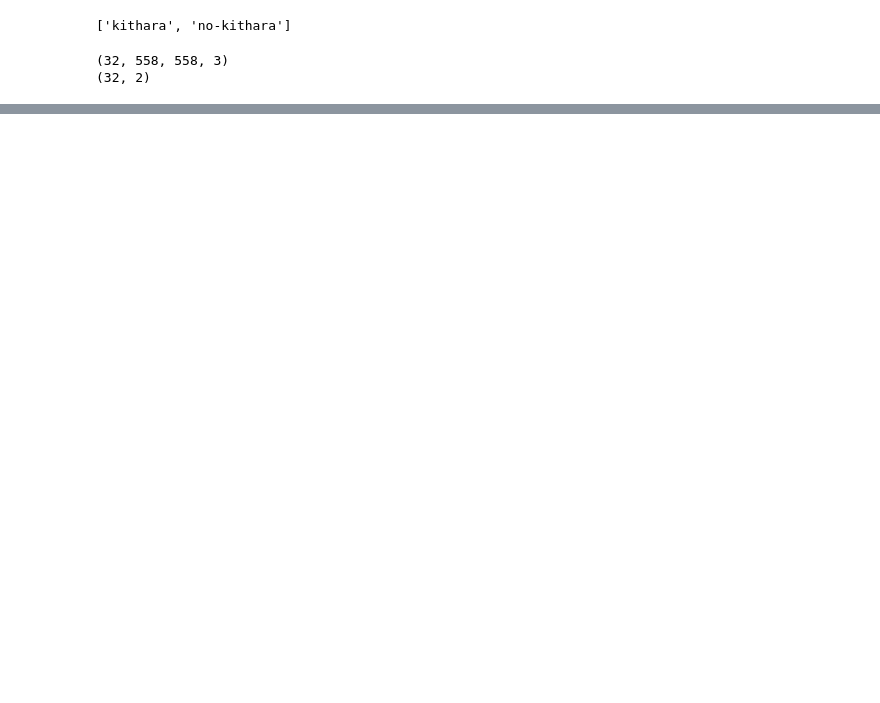
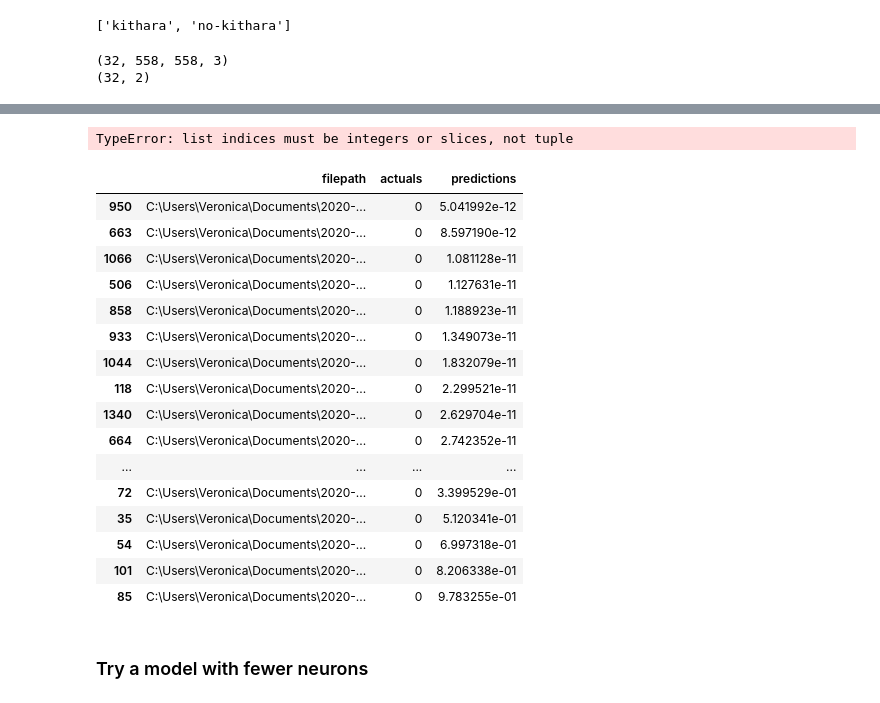
Before and after one commit to vai2fc/ds4-cv-vases, a Jupyter notebook: notebooks/03a_inceptionv3-models.ipynb, the cells around one changed output, grey strips where cells are left out. Drawn from its saved outputs; the diff is of its cells as text; code cells hidden in the pictures; blank space fills up the shorter version.

```diff
--- a/notebooks/03a_inceptionv3-models.ipynb
+++ b/notebooks/03a_inceptionv3-models.ipynb
@@ -303,0 +371,19 @@ test_datagen = ImageDataGenerator(rescale=1./255)
+# %%
+# create a training and testing dataset from the pre-processed images
+# this code uses the train/test split already specified in notebook 02
+train_gen = train_datagen.flow_from_directory(
+    data_dir_train,
+    target_size = (img_height, img_width),
+    batch_size = batch_size,
+    class_mode = 'categorical',
+    shuffle = True,
+    seed = 42)
+
+# create a testing dataset from the pre-processed images
+val_gen = test_datagen.flow_from_directory(
+    data_dir_test,
+    target_size = (img_height, img_width),
+    batch_size = batch_size,
+    class_mode = 'categorical',
+    shuffle = False,
+    seed = 42)
@@ -303,0 +411,4 @@ test_datagen = ImageDataGenerator(rescale=1./255)
+# %%
+# predict the probability of kithara / no-kithara label of the normalized_val_ds images
+# N.B. COMMENT OUT THIS CELL ONCE IT HAS BEEN RUN TO PREVENT ACCIDENTALLY RE-RUNNING IT
+test_predictions02 = model01.predict(val_gen)
@@ -303,0 +551,28 @@ test_datagen = ImageDataGenerator(rescale=1./255)
+# %%
+print(classification_report(test_labels[:,1], predicted_class03, target_names = class_names))
+# %% [output]
+TypeError: list indices must be integers or slices, not tuple
+# %%
+# create a dataframe to hold the filenames, actual values, and predicted no-kithara probability
+pred_df02 = pd.DataFrame({'filepath': filepaths, 'actuals': extracted_values, 'predictions': test_predictions02[:,0]})
+
+# take a look at the dataframe where the known value was a kithara
+pred_df02[pred_df02['actuals'] == 0].sort_values('predictions')
+# %% [output]
+|  | filepath | actuals | predictions |
+| 950 | C:\Users\Veronica\Documents\2020-... | 0 | 5.041992e-12 |
+| 663 | C:\Users\Veronica\Documents\2020-... | 0 | 8.597190e-12 |
+| 1066 | C:\Users\Veronica\Documents\2020-... | 0 | 1.081128e-11 |
+| 506 | C:\Users\Veronica\Documents\2020-... | 0 | 1.127631e-11 |
+| 858 | C:\Users\Veronica\Documents\2020-... | 0 | 1.188923e-11 |
+| 933 | C:\Users\Veronica\Documents\2020-... | 0 | 1.349073e-11 |
+| 1044 | C:\Users\Veronica\Documents\2020-... | 0 | 1.832079e-11 |
+| 118 | C:\Users\Veronica\Documents\2020-... | 0 | 2.299521e-11 |
+| 1340 | C:\Users\Veronica\Documents\2020-... | 0 | 2.629704e-11 |
+| 664 | C:\Users\Veronica\Documents\2020-... | 0 | 2.742352e-11 |
+| ... | ... | ... | ... |
+| 72 | C:\Users\Veronica\Documents\2020-... | 0 | 3.399529e-01 |
+| 35 | C:\Users\Veronica\Documents\2020-... | 0 | 5.120341e-01 |
+| 54 | C:\Users\Veronica\Documents\2020-... | 0 | 6.997318e-01 |
+| 101 | C:\Users\Veronica\Documents\2020-... | 0 | 8.206338e-01 |
+| 85 | C:\Users\Veronica\Documents\2020-... | 0 | 9.783255e-01 |
@@ -303,0 +582,2 @@ test_datagen = ImageDataGenerator(rescale=1./255)
+# %% [markdown]
+### Try a model with fewer neurons
```
Also changed, not shown: parts of 47 cells of this notebook.
